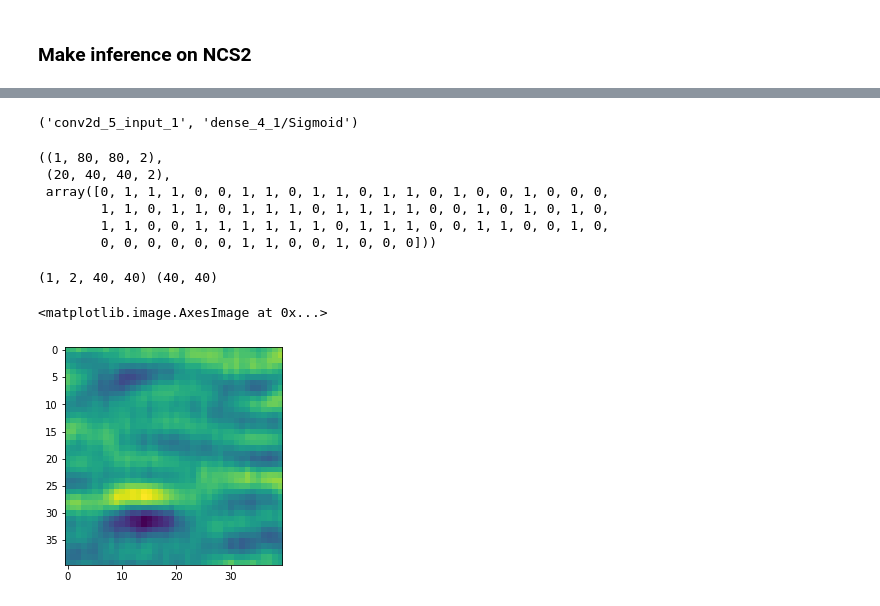
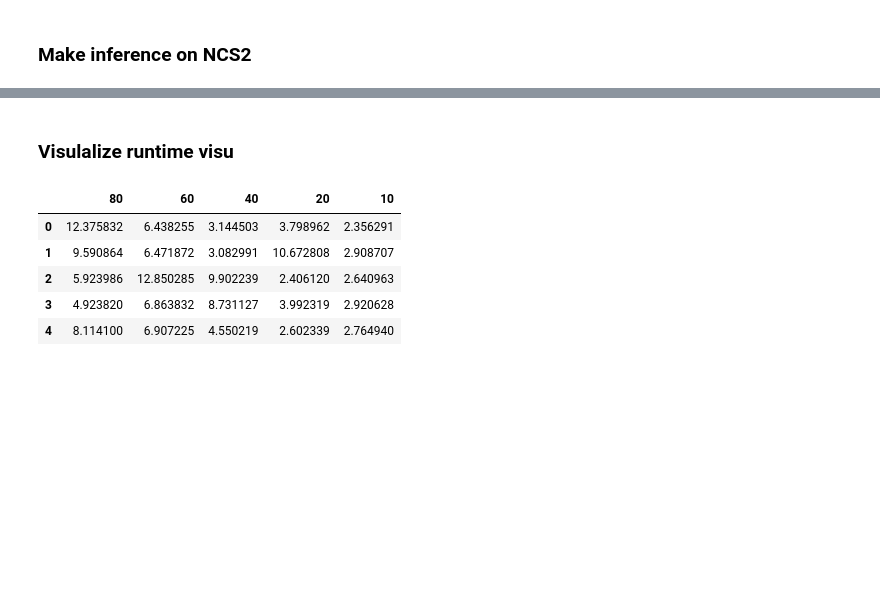
Before and after one commit to EvgeniiMunin/gnss-multipath-detector, a Jupyter notebook: convert_keras_ncs2_mpcnn_runtime_inf.ipynb, the cells around one changed output, grey strips where cells are left out. Drawn from its saved outputs; the diff is of its cells as text; code cells hidden in the pictures; blank space fills up the shorter version.

```diff
--- a/convert_keras_ncs2_mpcnn_runtime_inf.ipynb
+++ b/convert_keras_ncs2_mpcnn_runtime_inf.ipynb
@@ -92,5 +90,5 @@ X_train_synth, X_val_synth, y_train_synth, y_val_synth = train_test_split(synth_
 ### Build, train, save model
 # %%
 batch_size = 8
-train_iters = 20
+train_iters = 2
 learning_rate = 1e-4
@@ -357,20 +317,0 @@ compare pred:  28 [[1.]] [[1]] 1
-# %%
-input_blob, out_blob
-# %% [output]
-('conv2d_5_input_1', 'dense_4_1/Sigmoid')
-# %%
-X_val_synth.shape, X_val_sx.shape, y_train_sx
-# %% [output]
-((1, 80, 80, 2),
- (20, 40, 40, 2),
- array([0, 1, 1, 1, 0, 0, 1, 1, 0, 1, 1, 0, 1, 1, 0, 1, 0, 0, 1, 0, 0, 0,
-        1, 1, 0, 1, 1, 0, 1, 1, 1, 0, 1, 1, 1, 1, 0, 0, 1, 0, 1, 0, 1, 0,
-        1, 1, 0, 0, 1, 1, 1, 1, 1, 1, 0, 1, 1, 1, 0, 0, 1, 1, 0, 0, 1, 0,
-        0, 0, 0, 0, 0, 0, 1, 1, 0, 0, 1, 0, 0, 0]))
-# %%
-print(prepimg.shape, np.moveaxis(X_val_sx[ind], -1, 0)[0,:].shape)
-plt.imshow(prepimg[0,0,:,:])
-# %% [output]
-(1, 2, 40, 40) (40, 40)
-<matplotlib.image.AxesImage at 0x...>
-[figure, removed]
@@ -380,0 +318,12 @@ del plugin
+# %% [markdown]
+### Visulalize runtime visu
+# %%
+runtime_df = pd.DataFrame(runtime)
+runtime_df.head()
+# %% [output]
+|  | 80 | 60 | 40 | 20 | 10 |
+| 0 | 12.375832 | 6.438255 | 3.144503 | 3.798962 | 2.356291 |
+| 1 | 9.590864 | 6.471872 | 3.082991 | 10.672808 | 2.908707 |
+| 2 | 5.923986 | 12.850285 | 9.902239 | 2.406120 | 2.640963 |
+| 3 | 4.923820 | 6.863832 | 8.731127 | 3.992319 | 2.920628 |
+| 4 | 8.114100 | 6.907225 | 4.550219 | 2.602339 | 2.764940 |
```
Also changed, not shown: parts of 25 cells of this notebook.
